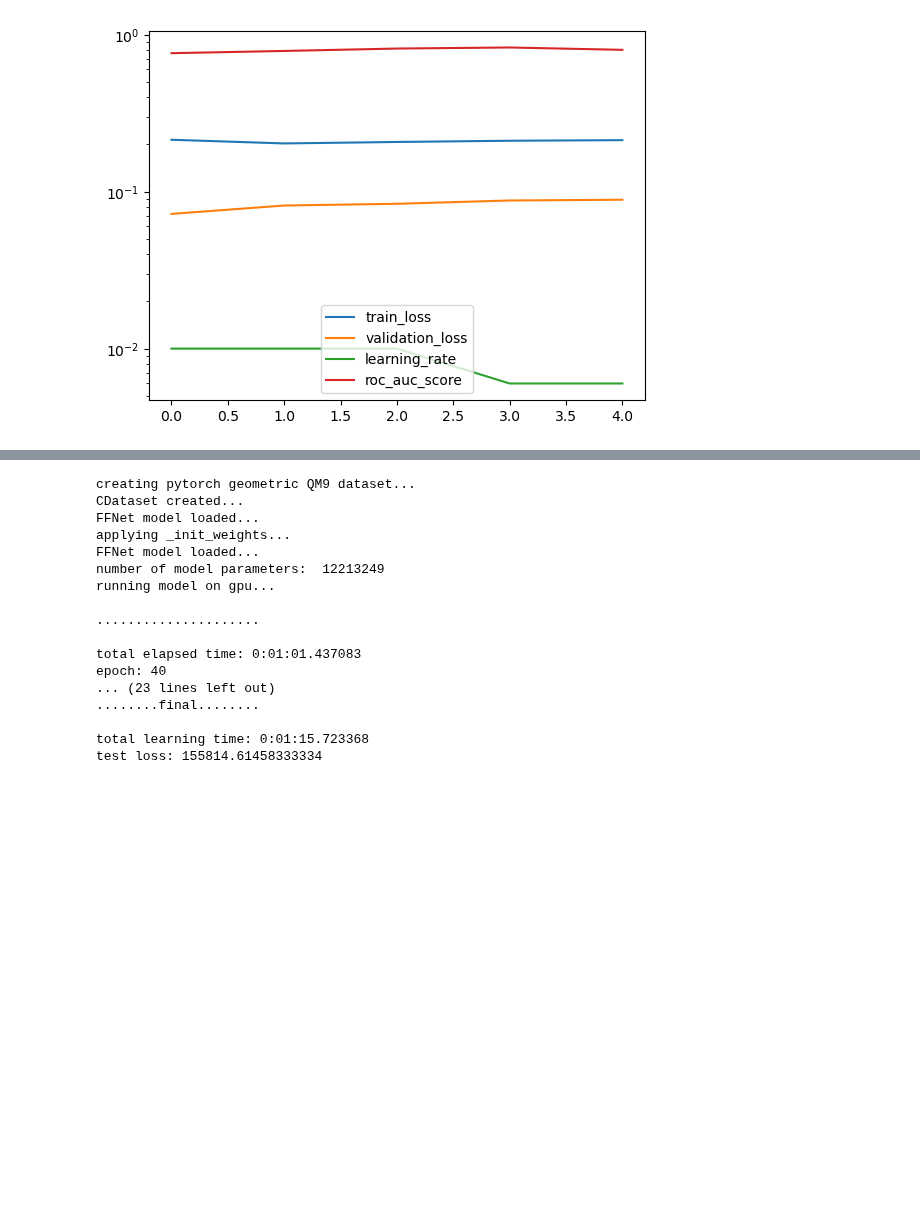
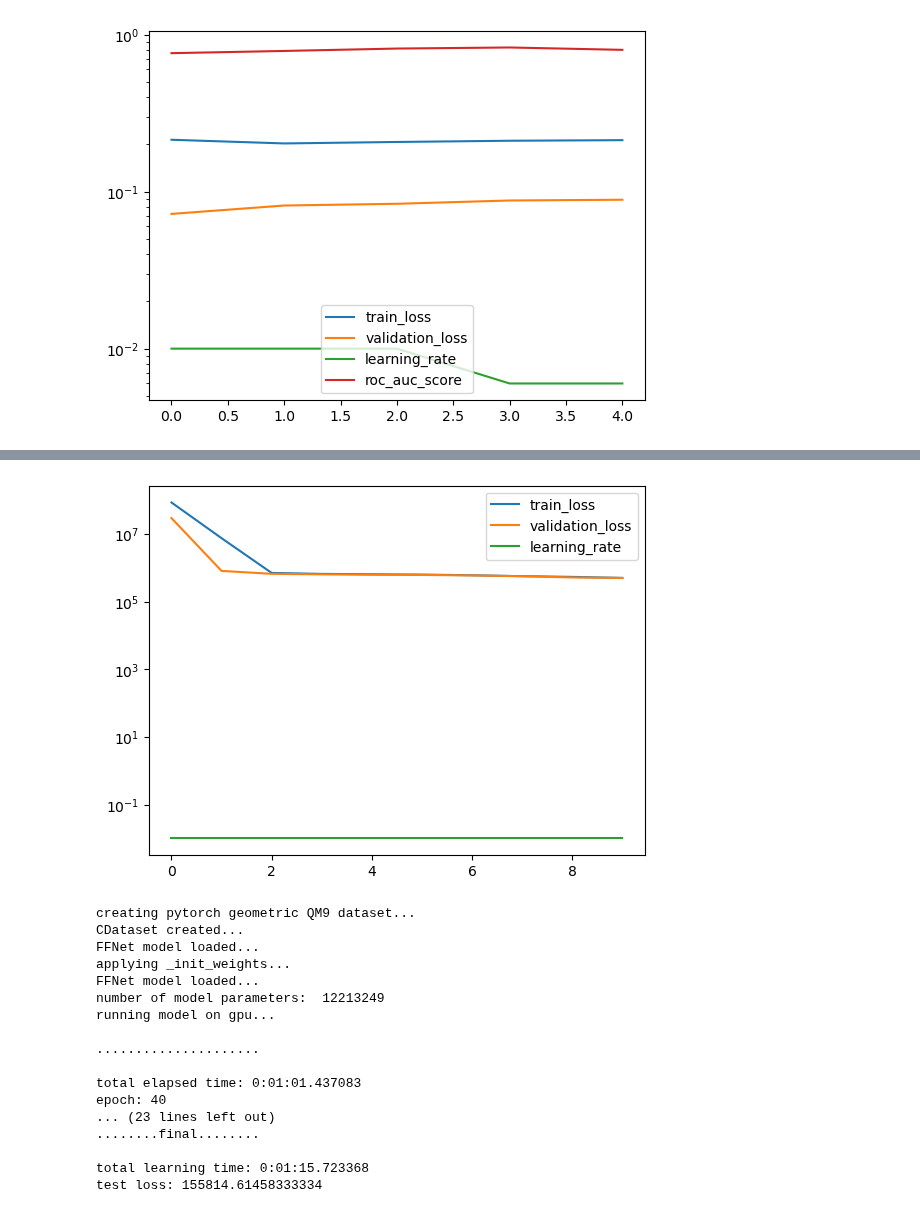
Before and after one commit to icanswim/qchem, a Jupyter notebook: experiment.ipynb, the cells around one changed output, grey strips where cells are left out. Saved outputs shown, nothing was run; the diff lists cells and outputs as text; code cells hidden in the pictures; blank space fills up the shorter version.

```diff
--- a/experiment.ipynb
+++ b/experiment.ipynb
@@ -1152,0 +1250,64 @@ test loss: 452170.9136513158
+# %%
+# PyG dataset wrapper (PGDS) with PyG model wrapper (PygModel)
+# extract, transform, load, model, metrics, display
+
+class IndexY(T.BaseTransform):
+    def __init__(self, i):
+        self.i = i
+
+    def __call__(self, data):
+        # Shallow-copy the data so that we prevent in-place data modification.
+        return self.forward(copy.copy(data))
+
+    def forward(self, data):
+        y = data.y[:,self.i]
+        data.y = y.unsqueeze(0)
+        return data
+
+model_param = {'model_name': 'GAT',
+               'pooling': 'global_mean_pool',
+               'ffn_param': {'in_channels': 256,
+                             'hidden': 512,
+                             'out_channels': 1,
+                             'dropout': .3,
+                             'activation': 'ReLU'},
+               'pyg_param': {'in_channels': 11, # GraphSAGE param
+                             'hidden_channels': 256,
+                             'num_layers': 2,
+                             'out_channels': 256,
+                             'dropout': .1,
+                             'norm': 'BatchNorm'}}
+
+ds_param = {'train_param': {'dataset': 'QM9',
+                            'transforms': {},
+                            'pg_param': {'root': './data/pyg/qm9/',
+                                         'transform': T.Compose([IndexY(7)])}}}
+
+metrics_param = {'report_interval': 30,
+                 'log_plot': True,
+                 'min_lr': .0013}  #early stopping
+
+opt_param = {'lr': 0.01}
+
+crit_param = {'reduction': 'sum'}
+
+sample_param = {'set_seed': 88,
+                'splits': (.7, .15)}
+
+sched_param = {'factor': .6,
+               'patience': 5,
+               'cooldown': 5}
+
+learn = Learn([PGDS],
+              PygModel,
+              Metrics=Metrics,
+              Sampler=Selector,
+              Optimizer=Adam,
+              Scheduler=ReduceLROnPlateau,
+              Criterion=MSELoss,
+              DataLoader=DataLoader,
+              model_param=model_param, ds_param=ds_param, sample_param=sample_param,
+              opt_param=opt_param, sched_param=sched_param, crit_param=crit_param,
+              metrics_param=metrics_param,
+              batch_size=256, epochs=10, gpu=True)
+# %% [output]
@@ -1153,3 +1331,4 @@ test loss: 452170.9136513158
+[figure, added]
 # %%
 # PyG dataset wrapper (PGDS) with cosmosis model (FFNet)
 # dictionary output
```
Also changed, not shown: parts of 10 cells of this notebook, 1 other file.
